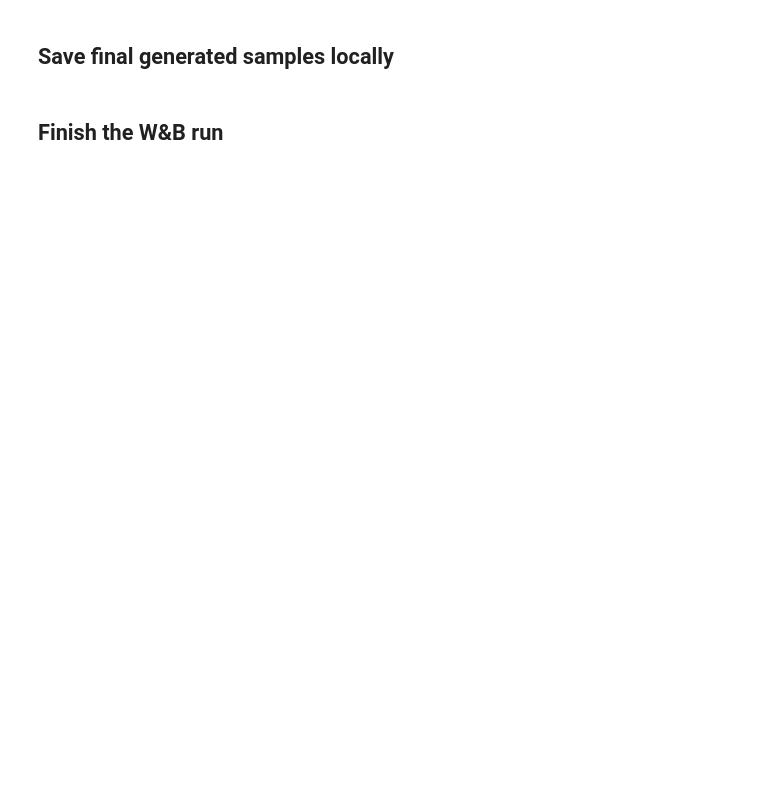
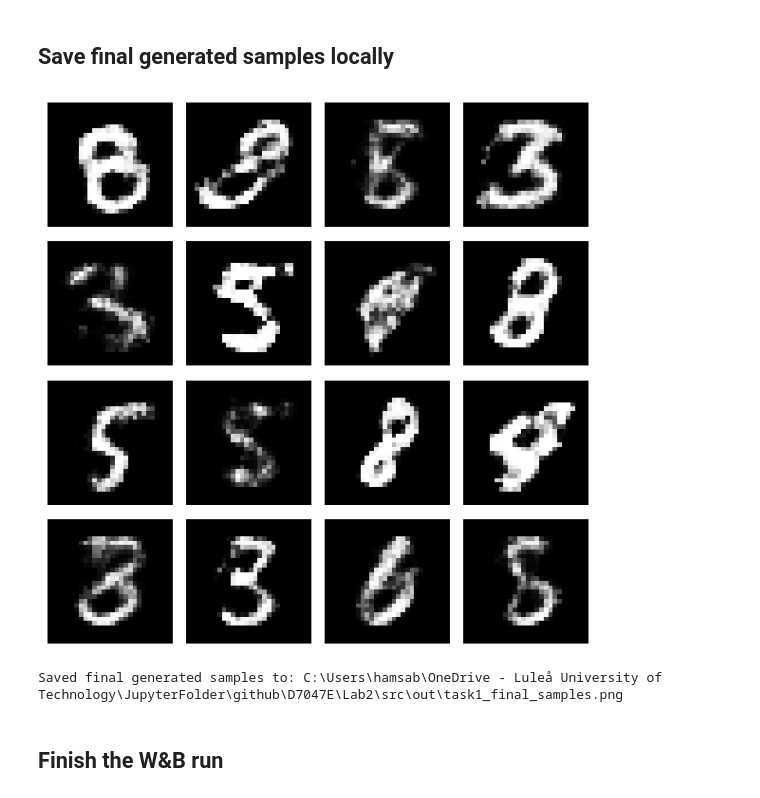
Before and after one commit to OscarEngelmark/D7047E, a Jupyter notebook: Lab2/src/Lab2_Task1.ipynb, the cells around one changed output. Saved outputs shown, nothing was run; the diff lists cells and outputs as text; code cells hidden in the pictures; blank space fills up the shorter version.

```diff
--- a/Lab2/src/Lab2_Task1.ipynb
+++ b/Lab2/src/Lab2_Task1.ipynb
@@ -158,16 +208,16 @@ class Discriminator(nn.Module):
 # %% [markdown]
 ## Initialize models
 # %%
-# Create model instances and move them to the selected device
+# Create model instances and move them to device
 G = Generator(
     latent_dim=config["latent_dim"],
-    hidden_dim=config["hidden_dim"],
+    hidden_dim=config["g_hidden_dim"],
     image_dim=config["image_dim"]
 ).to(device)
 
 D = Discriminator(
     image_dim=config["image_dim"],
-    hidden_dim=config["hidden_dim"]
+    hidden_dim=config["d_hidden_dim"]
 ).to(device)
 
 print(G)
@@ -383,27 +479,28 @@ show_generated_images(G, config["latent_dim"], num_images=16)
 # %% [markdown]
 ## Save final generated samples locally
 # %%
-# Create output directory if it does not exist
-os.makedirs("out", exist_ok=True)
+# Save final generated images to disk
+G.eval()
 
-# Generate final samples
-G.eval()
 with torch.no_grad():
     z = torch.randn(16, config["latent_dim"], device=device)
     final_images = G(z).view(-1, 28, 28).cpu().numpy()
 
-# Save the samples as a grid
 fig, axes = plt.subplots(4, 4, figsize=(6, 6))
 for i, ax in enumerate(axes.flat):
     ax.imshow(final_images[i], cmap="gray")
     ax.axis("off")
 
 plt.tight_layout()
-plt.savefig("out/task1_final_samples.png", bbox_inches="tight")
+save_path = OUT_DIR / "task1_final_samples.png"
+plt.savefig(save_path, bbox_inches="tight")
 plt.show()
 plt.close()
 
-print("Saved final generated samples to: out/task1_final_samples.png")
+print(f"Saved final generated samples to: {save_path}")
+# %% [output]
+[figure, added]
+Saved final generated samples to: C:\Users\hamsab\OneDrive - Luleå University of Technology\JupyterFolder\github\D7047E\Lab2\src\out\task1_final_samples.png
 # %% [markdown]
 ## Finish the W&B run
 # %%
```
Also changed, not shown: parts of 16 cells of this notebook.
